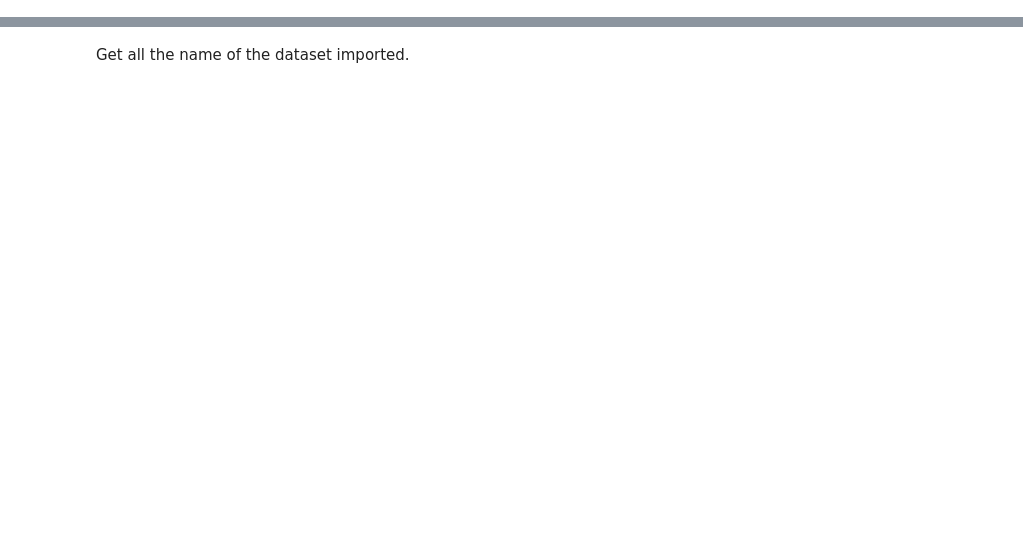
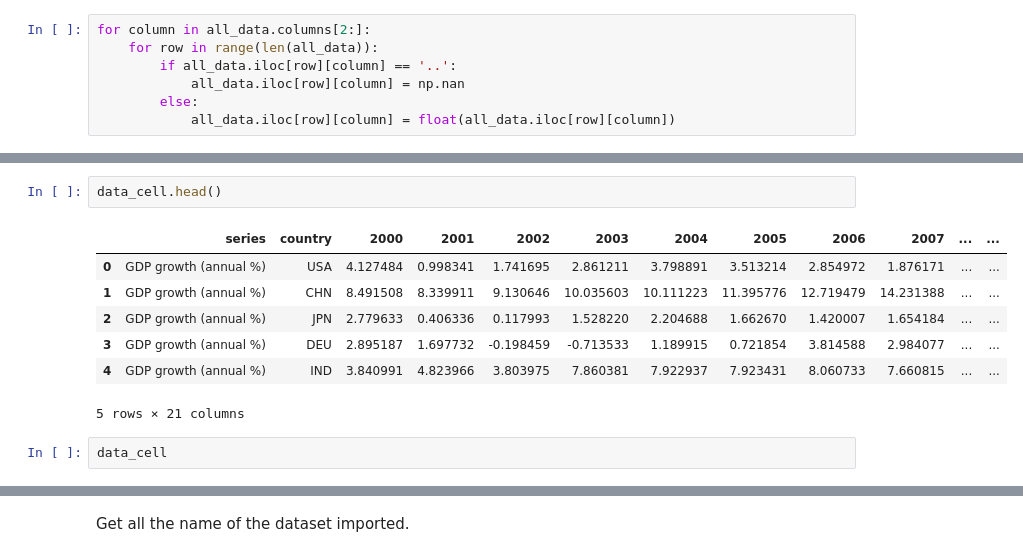
Before and after one commit to tt0507/Mini-Project, a Jupyter notebook: japan_deflation/data_preprocessing.ipynb, the cells around one changed output, grey strips where cells are left out. Saved outputs shown, nothing was run; the diff lists cells and outputs as text; blank space fills up the shorter version.

```diff
--- a/japan_deflation/data_preprocessing.ipynb
+++ b/japan_deflation/data_preprocessing.ipynb
@@ -17,0 +26,7 @@ all_data = all_data.iloc[:-5, :]
+# %%
+for column in all_data.columns[2:]:
+    for row in range(len(all_data)):
+        if all_data.iloc[row][column] == '..':
+            all_data.iloc[row][column] = np.nan
+        else:
+            all_data.iloc[row][column] = float(all_data.iloc[row][column])
@@ -17,0 +44,12 @@ all_data = all_data.iloc[:-5, :]
+# %%
+data_cell.head()
+# %% [output]
+|  | series | country | 2000 | 2001 | 2002 | 2003 | 2004 | 2005 | 2006 | 2007 | ... | ... |
+| 0 | GDP growth (annual %) | USA | 4.127484 | 0.998341 | 1.741695 | 2.861211 | 3.798891 | 3.513214 | 2.854972 | 1.876171 | ... | ... |
+| 1 | GDP growth (annual %) | CHN | 8.491508 | 8.339911 | 9.130646 | 10.035603 | 10.111223 | 11.395776 | 12.719479 | 14.231388 | ... | ... |
+| 2 | GDP growth (annual %) | JPN | 2.779633 | 0.406336 | 0.117993 | 1.528220 | 2.204688 | 1.662670 | 1.420007 | 1.654184 | ... | ... |
+| 3 | GDP growth (annual %) | DEU | 2.895187 | 1.697732 | -0.198459 | -0.713533 | 1.189915 | 0.721854 | 3.814588 | 2.984077 | ... | ... |
+| 4 | GDP growth (annual %) | IND | 3.840991 | 4.823966 | 3.803975 | 7.860381 | 7.922937 | 7.923431 | 8.060733 | 7.660815 | ... | ... |
+5 rows × 21 columns
+# %%
+data_cell
```
Also changed, not shown: parts of 14 cells of this notebook.
